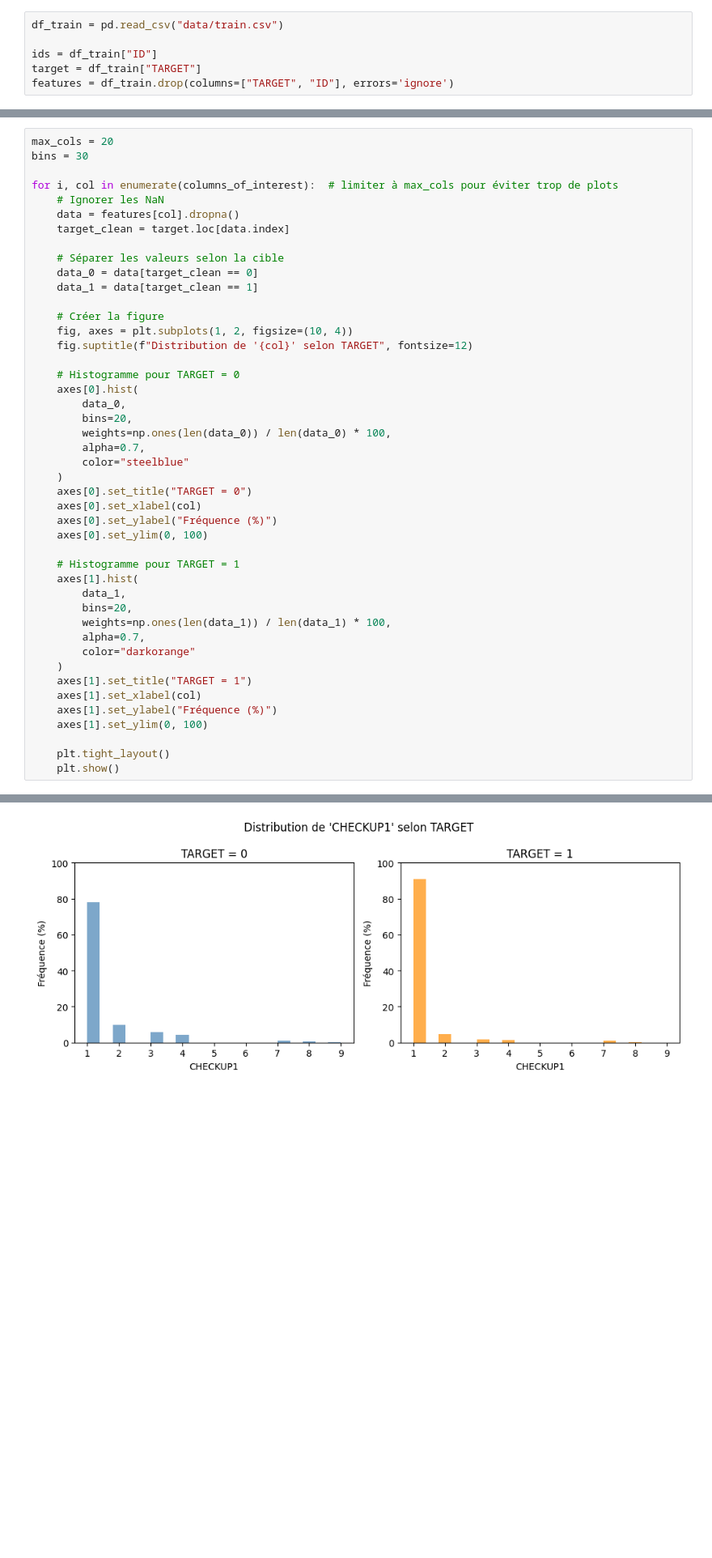
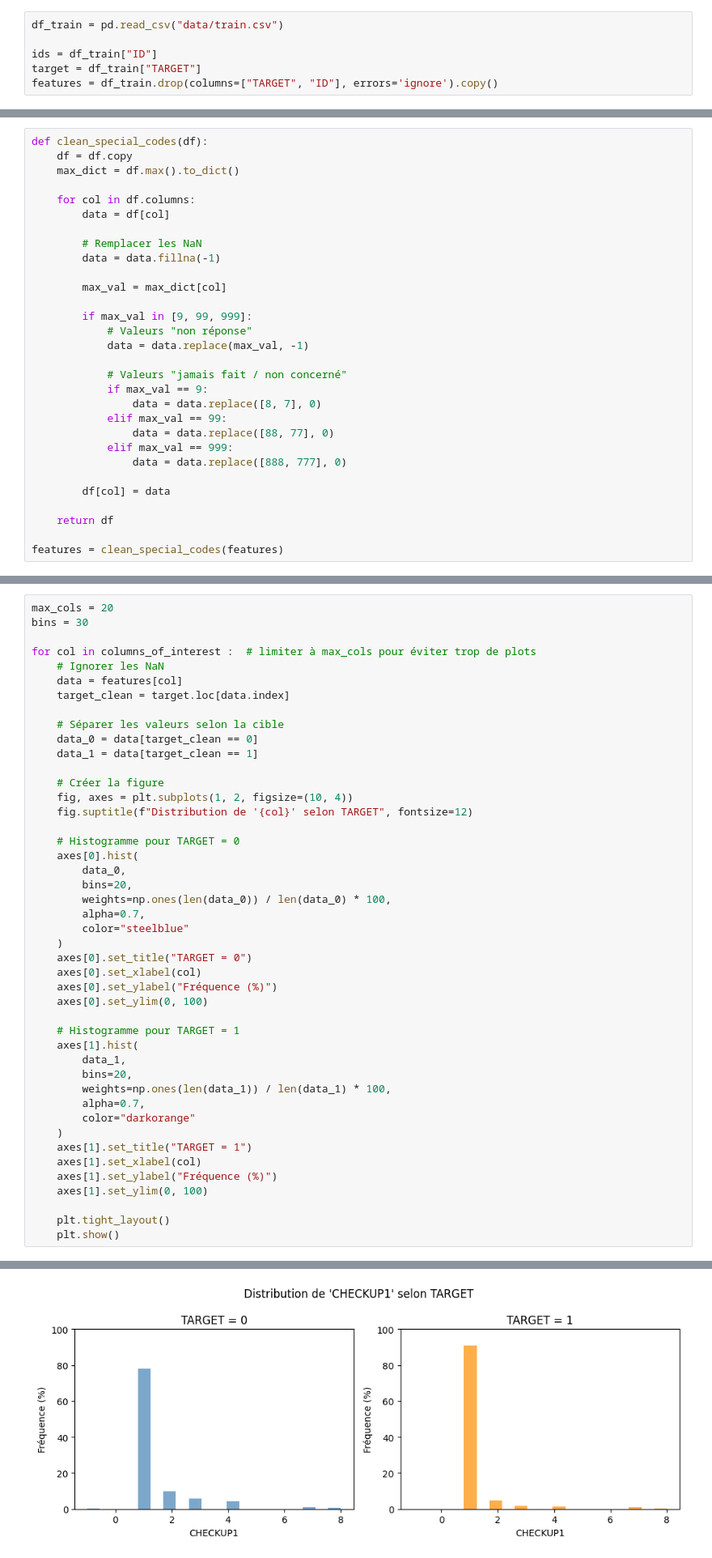
Before and after one commit to thomasdepic/mini-hackaton-gros-camtars, a Jupyter notebook: data_analytics.ipynb, the cells around one changed output, grey strips where cells are left out. Shown at 81% size. Drawn from its saved outputs; the diff is of its cells as text; blank space fills up the shorter version.

Commit message:
nettoyage du data

```diff
--- a/data_analytics.ipynb
+++ b/data_analytics.ipynb
@@ -14,4 +14,4 @@ df_train = pd.read_csv("data/train.csv")
 
 ids = df_train["ID"]
 target = df_train["TARGET"]
-features = df_train.drop(columns=["TARGET", "ID"], errors='ignore')
+features = df_train.drop(columns=["TARGET", "ID"], errors='ignore').copy()
@@ -18,3 +20,33 @@ features = df_train.drop(columns=["TARGET", "ID"], errors='ignore')
+# %%
+def clean_special_codes(df):
+    df = df.copy
+    max_dict = df.max().to_dict()
+
+    for col in df.columns:
+        data = df[col]
+
+        # Remplacer les NaN
+        data = data.fillna(-1)
+
+        max_val = max_dict[col]
+
+        if max_val in [9, 99, 999]:
+            # Valeurs "non réponse"
+            data = data.replace(max_val, -1)
+
+            # Valeurs "jamais fait / non concerné"
+            if max_val == 9:
+                data = data.replace([8, 7], 0)
+            elif max_val == 99:
+                data = data.replace([88, 77], 0)
+            elif max_val == 999:
+                data = data.replace([888, 777], 0)
+
+        df[col] = data
+
+    return df
+
+features = clean_special_codes(features)
 # %%
 features_nan = features.isna().sum(axis = 0) / len(features)
 print(features_nan)
@@ -37,9 +83,9 @@ columns_of_interest = ['SEXVAR', 'GENHLTH', 'PHYSHLTH', 'MENTHLTH', 'POORHLTH',
 max_cols = 20
 bins = 30
 
-for i, col in enumerate(columns_of_interest):  # limiter à max_cols pour éviter trop de plots
+for col in columns_of_interest :  # limiter à max_cols pour éviter trop de plots
     # Ignorer les NaN
-    data = features[col].dropna()
+    data = features[col]
     target_clean = target.loc[data.index]
 
     # Séparer les valeurs selon la cible
@@ -90 +136 @@ for i, col in enumerate(columns_of_interest):  # limiter à max_cols pour évite
-[figure, old version]
+[figure, new version]
```
Also changed, not shown: parts of 5 cells of this notebook.
